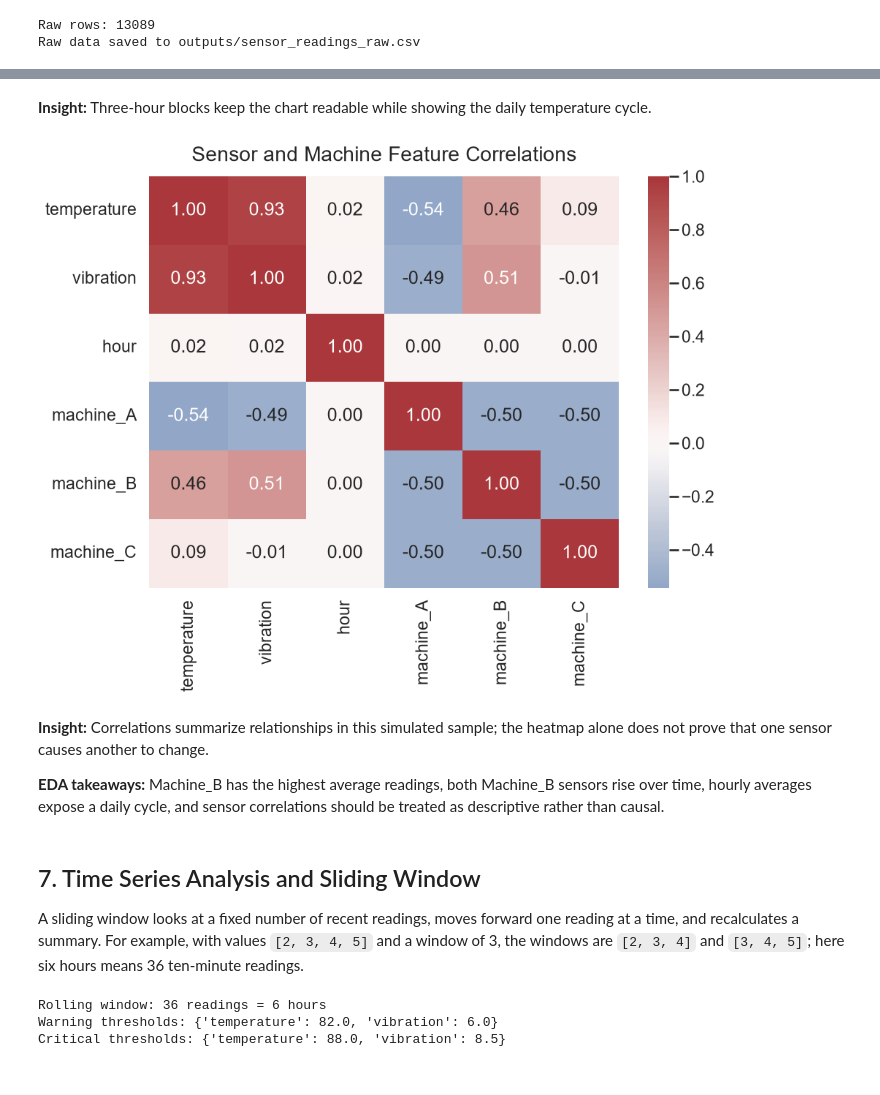
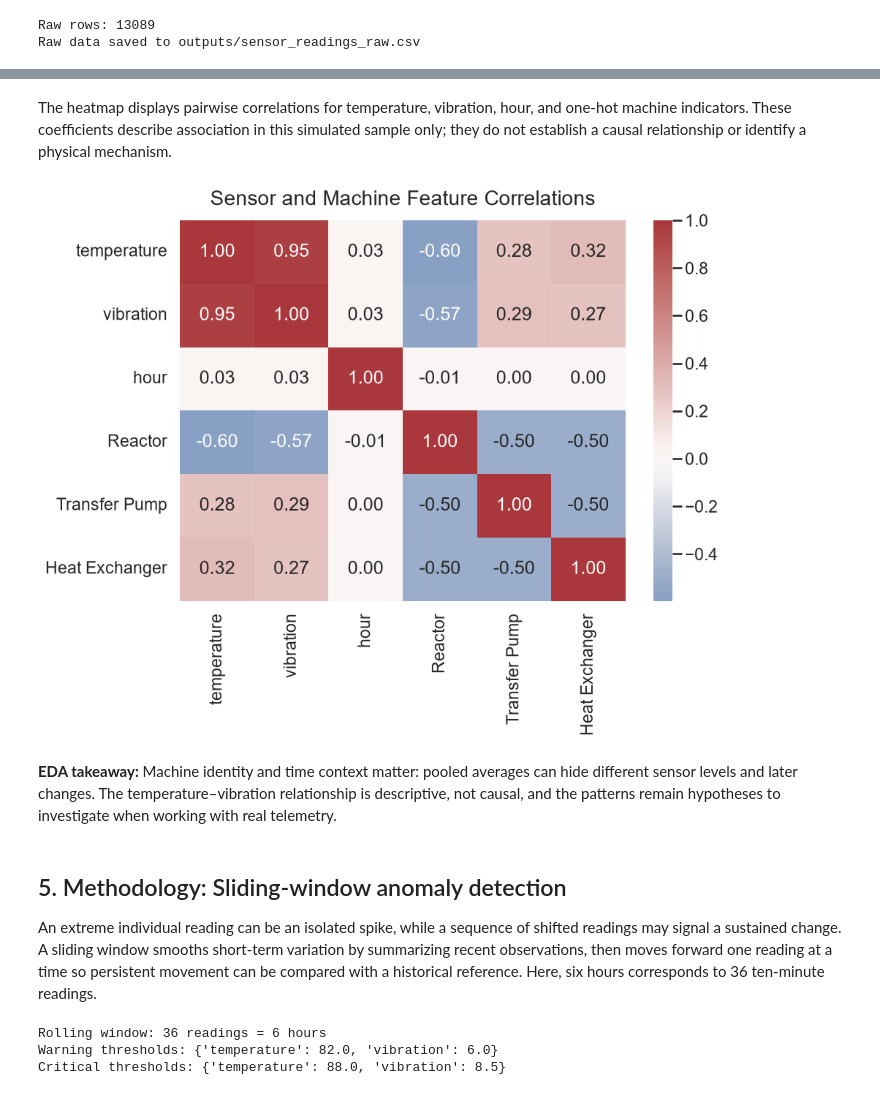
Before and after one commit to paulet-art/Group-Work, a Jupyter notebook: sensor_monitoring_anomaly_detection.ipynb, the cells around one changed output, grey strips where cells are left out. Drawn from its saved outputs; the diff is of its cells as text; code cells hidden in the pictures.

```diff
--- a/sensor_monitoring_anomaly_detection.ipynb
+++ b/sensor_monitoring_anomaly_detection.ipynb
@@ -41,7 +41,7 @@ We simulate one reading every ten minutes for 30 days on three machines. Daily t
 # %%
 # Create timestamps and the three machine names.
 timestamps = pd.date_range("2025-01-01", periods=30 * 24 * 6, freq="10min")
-machine_names = ["Machine_A", "Machine_B", "Machine_C"]
+machine_names = ["Reactor", "Transfer Pump","Heat Exchanger"]
 time_number = np.arange(len(timestamps))
 hour_of_day = timestamps.hour.to_numpy() + timestamps.minute.to_numpy() / 60
 daily_cycle = np.sin(2 * np.pi * (hour_of_day - 6) / 24)
@@ -57,11 +57,15 @@ for machine_name in machine_names:
     vibration = vibration_base + 0.45 * daily_cycle
     vibration = vibration + np.random.normal(0, 0.18, len(timestamps))
 
-    # Add a gradual temperature and vibration drift to Machine_B.
-    if machine_name == "Machine_B":
+    # Add gradual temperature and vibration drifts to two machines.
+    if machine_name == "Transfer Pump":
         drift = np.maximum(time_number - 10 * 24 * 6, 0) / (20 * 24 * 6)
         temperature = temperature + 13 * drift
         vibration = vibration + 2.4 * drift
+    elif machine_name == "Heat Exchanger":
+        drift = np.maximum(time_number - 14 * 24 * 6, 0) / (16 * 24 * 6)
+        temperature = temperature + 10 * drift
+        vibration = vibration + 2.0 * drift
 
     # Add a few sudden sensor spikes to each machine.
     spike_positions = np.random.choice(len(timestamps), size=5, replace=False)
@@ -79,12 +83,12 @@ for machine_name in machine_names:
 # Combine the machine readings into one raw data table.
 raw_data = pd.concat(sensor_frames, ignore_index=True)
 
-# Set about three percent of sensor values to missing.
-missing_count = int(len(raw_data) * 2 * 0.03)
-missing_rows = np.random.choice(raw_data.index, size=missing_count, replace=False)
-missing_columns = np.random.choice(["temperature", "vibration"], size=missing_count)
-for row_number, column_name in zip(missing_rows, missing_columns):
-    raw_data.loc[row_number, column_name] = np.nan
+# Set about three percent of values to missing in every column.
+data_columns = ["timestamp", "machine_id", "temperature", "vibration"]
+missing_count_per_column = int(len(raw_data) * 0.03)
+for column_name in data_columns:
+    missing_rows = np.random.choice(raw_data.index, size=missing_count_per_column, replace=False)
+    raw_data.loc[missing_rows, column_name] = np.nan
 
 # Add about one percent duplicate rows and save the raw data.
 duplicate_count = int(len(raw_data) * 0.01)
@@ -192,7 +201,12 @@ plt.close(fig)
 # %%
-# Fix types, sort readings, interpolate each machine, and remove duplicates.
+# Convert timestamps and remove rows without a usable time or machine ID.
 clean_data = loaded_data.copy()
-clean_data["timestamp"] = pd.to_datetime(clean_data["timestamp"])
+clean_data["timestamp"] = pd.to_datetime(clean_data["timestamp"], errors="coerce")
+rows_before_key_cleanup = len(clean_data)
+clean_data = clean_data.dropna(subset=["timestamp", "machine_id"])
+rows_dropped_missing_keys = rows_before_key_cleanup - len(clean_data)
+
+# Sort each machine's readings and interpolate its missing sensor values.
 clean_data = clean_data.sort_values(["machine_id", "timestamp"])
 sensor_columns = ["temperature", "vibration"]
 for machine_name in machine_names:
@@ -208,7 +222,8 @@ quality_comparison = pd.DataFrame({
     "stage": ["Before cleaning", "After cleaning"],
     "rows": [before_rows, len(clean_data)],
     "missing_values": [before_missing, int(clean_data.isna().sum().sum())],
-    "duplicate_rows": [before_duplicates, int(clean_data.duplicated(subset=["timestamp", "machine_id"]).sum())]
+    "duplicate_rows": [before_duplicates, int(clean_data.duplicated(subset=["timestamp", "machine_id"]).sum())],
+    "rows_dropped_missing_keys": [0, rows_dropped_missing_keys]
 })
 display(quality_comparison)
 quality_comparison.to_csv(OUTPUT_DIR / "data_quality_comparison.csv", index=False)
@@ -322,30 +303,28 @@ plt.close(fig)
 # %% [markdown]
-**Insight:** Three-hour blocks keep the chart readable while showing the daily temperature cycle.
+The heatmap displays pairwise correlations for temperature, vibration, hour, and one-hot machine indicators. These coefficients describe association in this simulated sample only; they do not establish a causal relationship or identify a physical mechanism.
 # %%
 # Build a correlation heatmap with machine indicator features and hour.
 correlation_data = clean_data[["temperature", "vibration"]].copy()
 correlation_data["hour"] = clean_data["timestamp"].dt.hour
-correlation_data["machine_A"] = (clean_data["machine_id"] == "Machine_A").astype(int)
-correlation_data["machine_B"] = (clean_data["machine_id"] == "Machine_B").astype(int)
-correlation_data["machine_C"] = (clean_data["machine_id"] == "Machine_C").astype(int)
+correlation_data["Reactor"] = (clean_data["machine_id"] == "Reactor").astype(int)
+correlation_data["Transfer Pump"] = (clean_data["machine_id"] == "Transfer Pump").astype(int)
+correlation_data["Heat Exchanger"] = (clean_data["machine_id"] == "Heat Exchanger").astype(int)
 correlation_matrix = correlation_data.corr()
 fig, ax = plt.subplots(figsize=(10, 8))
 sns.heatmap(correlation_matrix, annot=True, fmt=".2f", cmap="vlag", center=0, ax=ax)
 ax.set_title("Sensor and Machine Feature Correlations", pad=15)
 fig.tight_layout()
 fig.savefig(OUTPUT_DIR / "07_correlation_heatmap.png", dpi=200, bbox_inches="tight")
 plt.show()
 plt.close(fig)
 # %% [output]
-[figure, old version]
+[figure, new version]
 # %% [markdown]
-**Insight:** Correlations summarize relationships in this simulated sample; the heatmap alone does not prove that one sensor causes another to change.
-
-**EDA takeaways:** Machine_B has the highest average readings, both Machine_B sensors rise over time, hourly averages expose a daily cycle, and sensor correlations should be treated as descriptive rather than causal.
+**EDA takeaway:** Machine identity and time context matter: pooled averages can hide different sensor levels and later changes. The temperature–vibration relationship is descriptive, not causal, and the patterns remain hypotheses to investigate when working with real telemetry.
 # %% [markdown]
-## 7. Time Series Analysis and Sliding Window
+## 5. Methodology: Sliding-window anomaly detection
 
-A sliding window looks at a fixed number of recent readings, moves forward one reading at a time, and recalculates a summary. For example, with values `[2, 3, 4, 5]` and a window of 3, the windows are `[2, 3, 4]` and `[3, 4, 5]`; here six hours means 36 ten-minute readings.
+An extreme individual reading can be an isolated spike, while a sequence of shifted readings may signal a sustained change. A sliding window smooths short-term variation by summarizing recent observations, then moves forward one reading at a time so persistent movement can be compared with a historical reference. Here, six hours corresponds to 36 ten-minute readings.
 # %%
 # Calculate six-hour rolling means and standard deviations per machine.
 WINDOW_READINGS = 6 * 6
```
Also changed, not shown: parts of 65 cells of this notebook, 25 other files.
